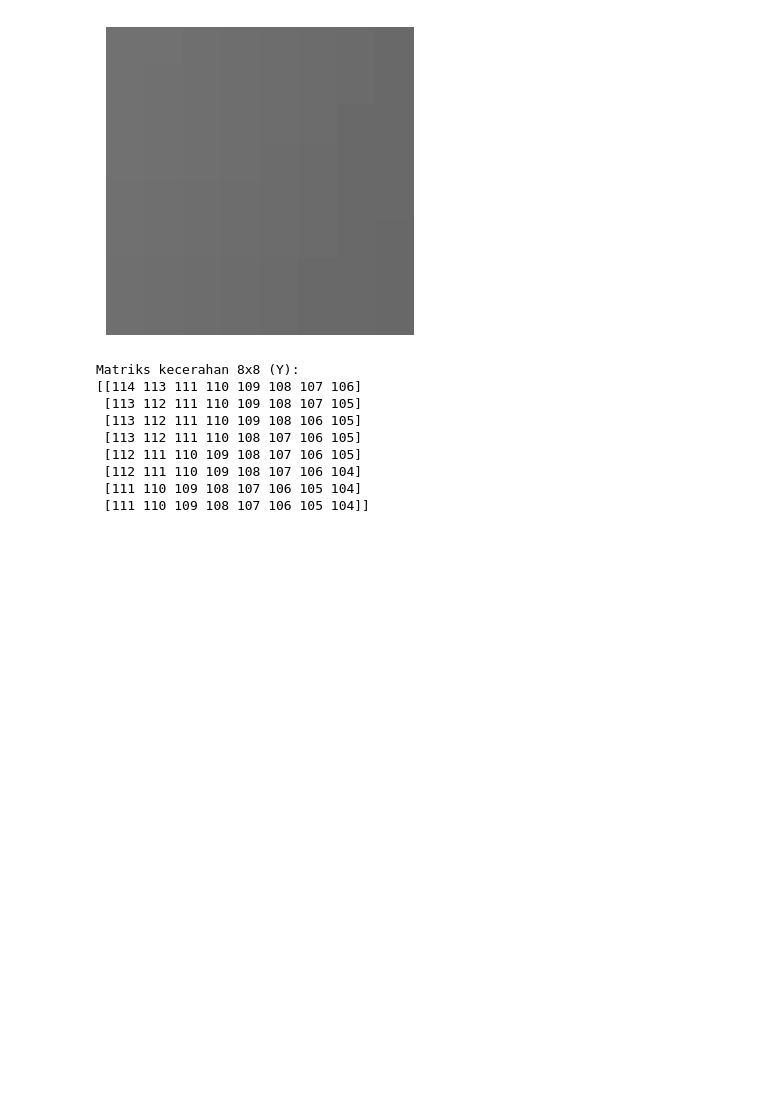
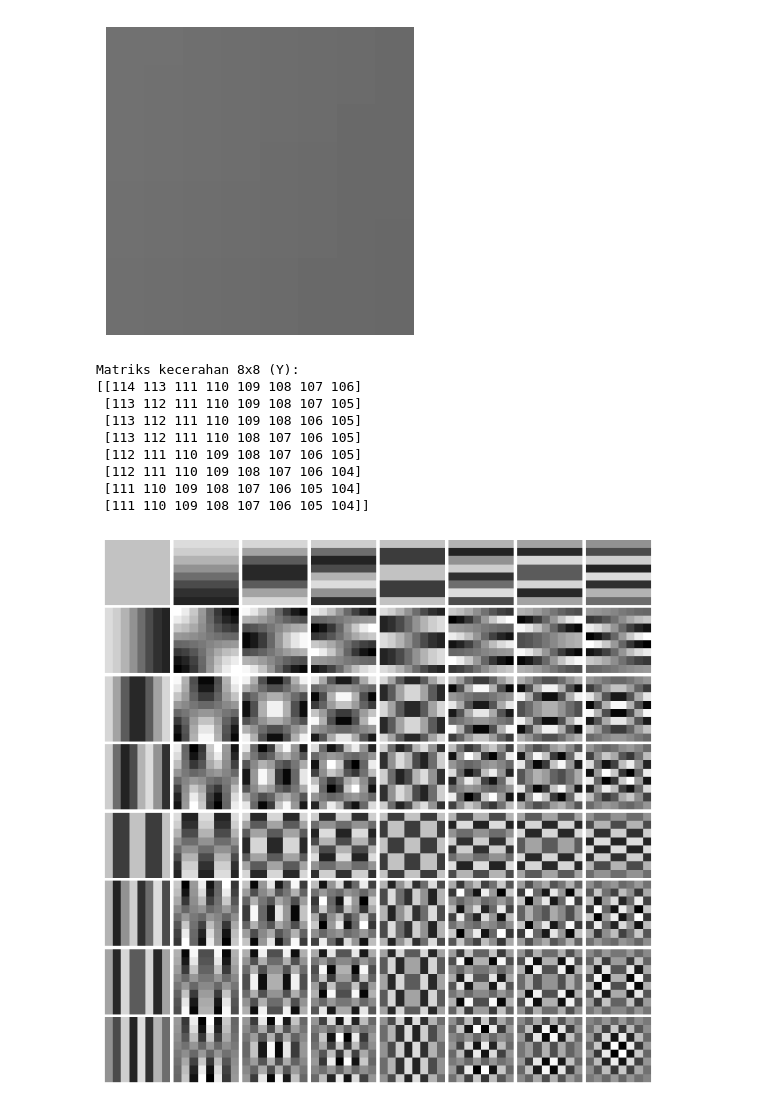
Before and after one commit to TetewHeroez/Tugas-Kuliah, a Jupyter notebook: Semester 7/Pengantar Teori Aproksimasi/Makalah ETS/code.ipynb, the cells around one changed output. Cells and saved outputs as stored; diff of their text form; code cells hidden in the pictures; blank space fills up the shorter version.

```diff
--- a/Semester 7/Pengantar Teori Aproksimasi/Makalah ETS/code.ipynb
+++ b/Semester 7/Pengantar Teori Aproksimasi/Makalah ETS/code.ipynb
@@ -138,3 +138,34 @@ Matriks kecerahan 8x8 (Y):
  [112 111 110 109 108 107 106 104]
  [111 110 109 108 107 106 105 104]
  [111 110 109 108 107 106 105 104]]
+# %%
+import numpy as np
+import matplotlib.pyplot as plt
+
+def alpha(p):
+    return 1/np.sqrt(8) if p == 0 else 0.5
+
+N = 8
+x = np.arange(N)
+y = np.arange(N)
+X, Y = np.meshgrid(x, y)
+
+# Hitung semua basis dan simpan
+bases = np.zeros((N, N, N, N))
+for u in range(N):
+    for v in range(N):
+        bases[u,v,:,:] = alpha(u)*alpha(v)*np.cos(((2*X+1)*u*np.pi)/(2*N))*np.cos(((2*Y+1)*v*np.pi)/(2*N))
+
+# Normalisasi semua nilai agar skala sama
+vmin, vmax = bases.min(), bases.max()
+
+fig, axes = plt.subplots(N, N, figsize=(8,8))
+for u in range(N):
+    for v in range(N):
+        axes[u, v].imshow(bases[u,v,:,:], cmap='gray', interpolation='nearest', vmin=vmin, vmax=vmax)
+        axes[u, v].axis('off')
+
+plt.subplots_adjust(wspace=0.05, hspace=0.05)
+plt.show()
+# %% [output]
+[figure, added]
```
Also changed, not shown: parts of 1 cell of this notebook, 12 other files.
